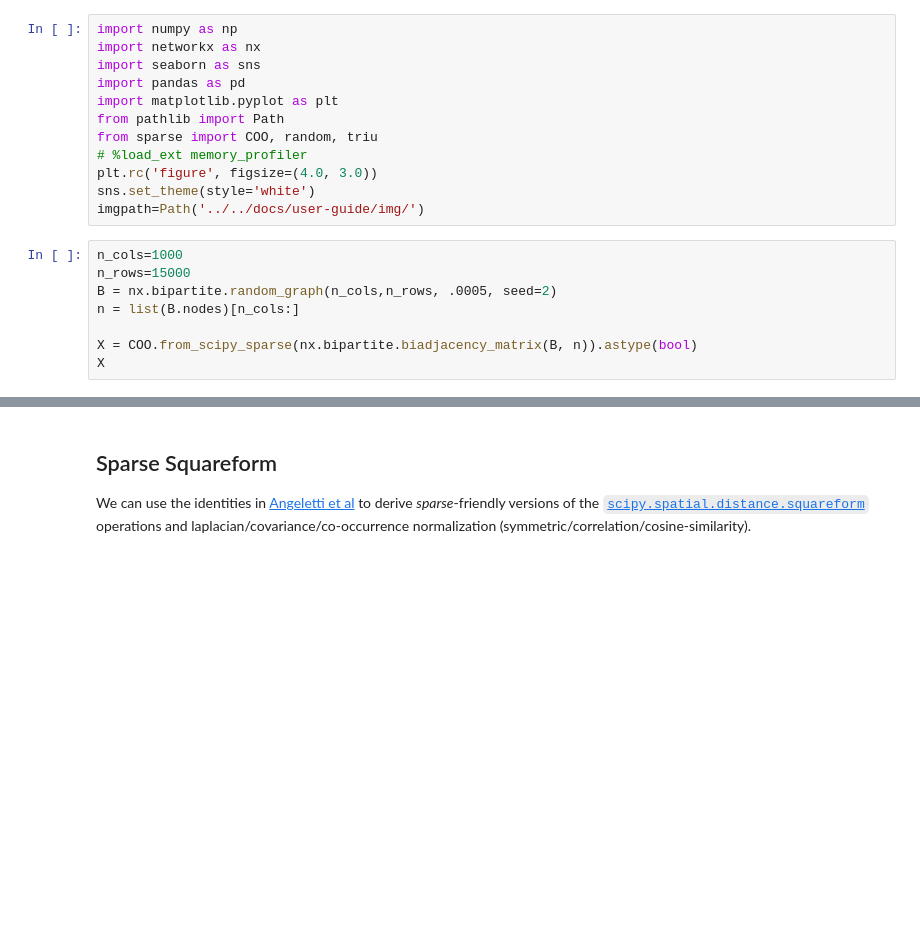
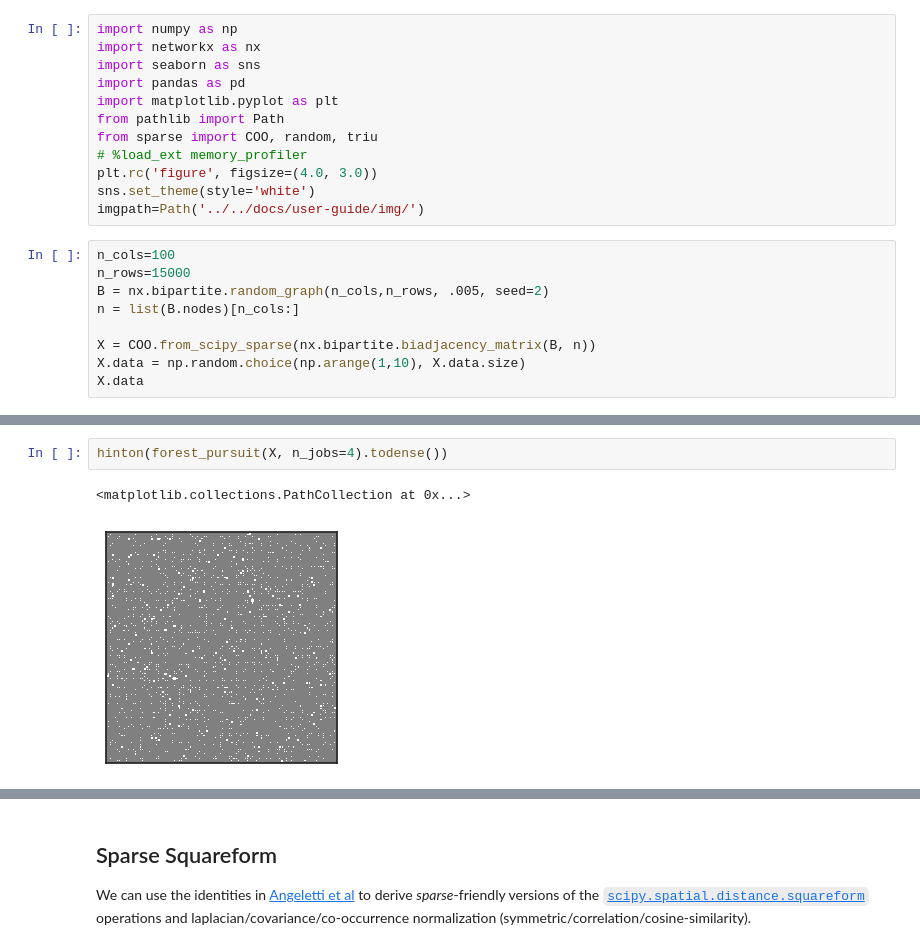
Before and after one commit to rtbs-dev/affinis, a Jupyter notebook: notebooks/prototyping/sparse-ops-backend.ipynb, the cells around one changed output, grey strips where cells are left out. Drawn from its saved outputs; the diff is of its cells as text; blank space fills up the shorter version.

```diff
--- a/notebooks/prototyping/sparse-ops-backend.ipynb
+++ b/notebooks/prototyping/sparse-ops-backend.ipynb
@@ -11,11 +11,12 @@ plt.rc('figure', figsize=(4.0, 3.0))
 sns.set_theme(style='white')
 imgpath=Path('../../docs/user-guide/img/')
 # %%
-n_cols=1000
+n_cols=100
 n_rows=15000
-B = nx.bipartite.random_graph(n_cols,n_rows, .0005, seed=2)
+B = nx.bipartite.random_graph(n_cols,n_rows, .005, seed=2)
 n = list(B.nodes)[n_cols:]
 
-X = COO.from_scipy_sparse(nx.bipartite.biadjacency_matrix(B, n)).astype(bool)
-X
+X = COO.from_scipy_sparse(nx.bipartite.biadjacency_matrix(B, n))
+X.data = np.random.choice(np.arange(1,10), X.data.size)
+X.data
 # %% [output]
@@ -49,0 +35,5 @@ fp
+# %%
+hinton(forest_pursuit(X, n_jobs=4).todense())
+# %% [output]
+<matplotlib.collections.PathCollection at 0x...>
+[figure, added]
```
Also changed, not shown: parts of 5 cells of this notebook, 6 other files.
